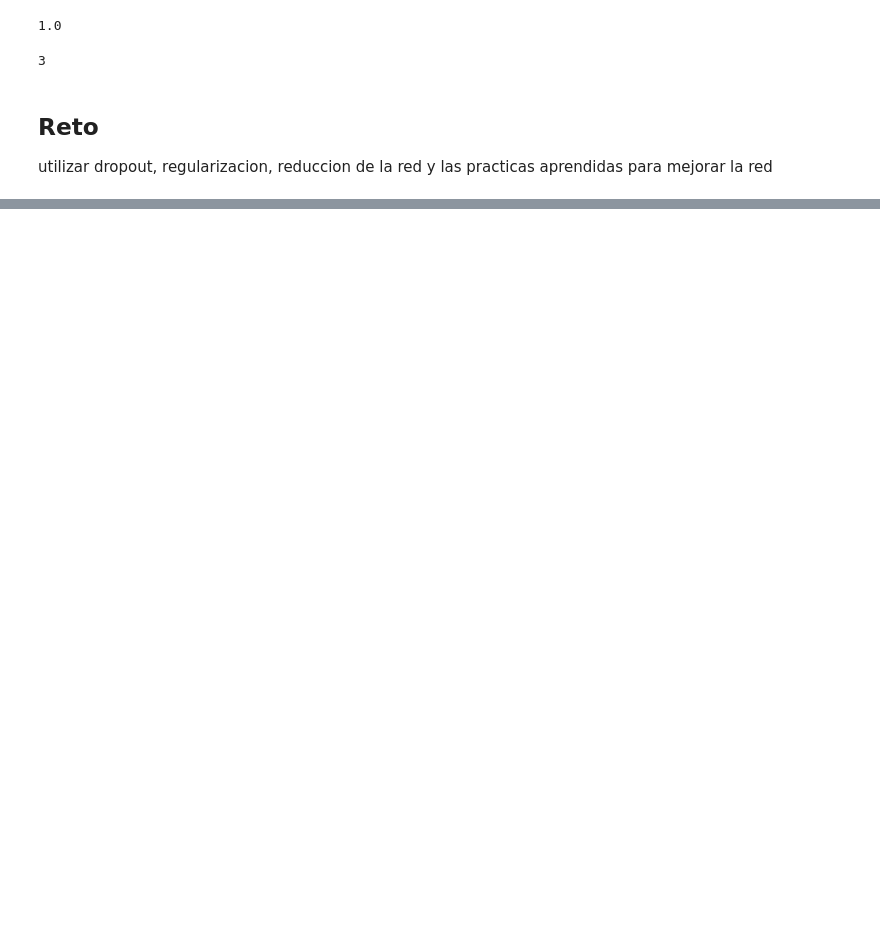
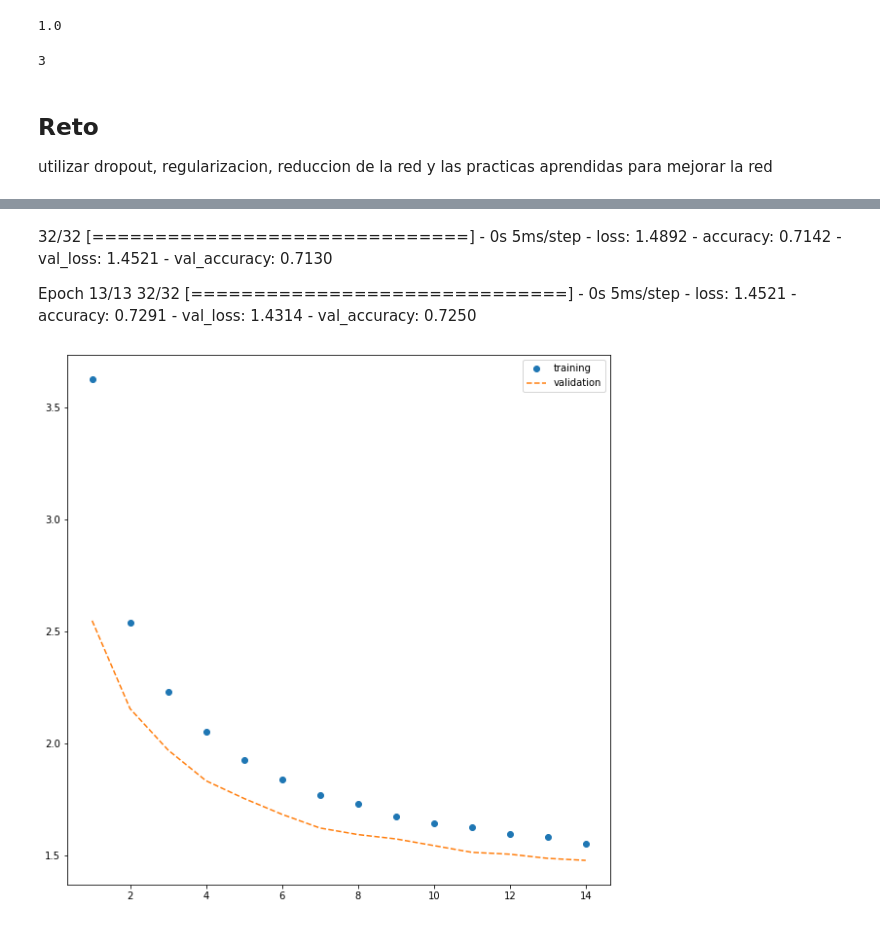
Before and after one commit to LuisReyes98/platzi-fundamentos-neural-network-keras, a Jupyter notebook: 6-clasificacion_multiple.ipynb, the cells around one changed output, grey strips where cells are left out. Drawn from its saved outputs; the diff is of its cells as text; code cells hidden in the pictures; blank space fills up the shorter version.

```diff
--- a/6-clasificacion_multiple.ipynb
+++ b/6-clasificacion_multiple.ipynb
@@ -207,0 +280,9 @@ utilizar dropout, regularizacion, reduccion de la red y las practicas aprendidas
+# %% [markdown]
+32/32 [==============================] - 0s 5ms/step - loss: 1.4892 - accuracy: 0.7142 - val_loss: 1.4521 - val_accuracy: 0.7130
+
+Epoch 13/13
+32/32 [==============================] - 0s 5ms/step - loss: 1.4521 - accuracy: 0.7291 - val_loss: 1.4314 - val_accuracy: 0.7250
+# %%
+showHistoryError(history)
+# %% [output]
+[figure, added]
```
Also changed, not shown: parts of 8 cells of this notebook, 2 other files.
